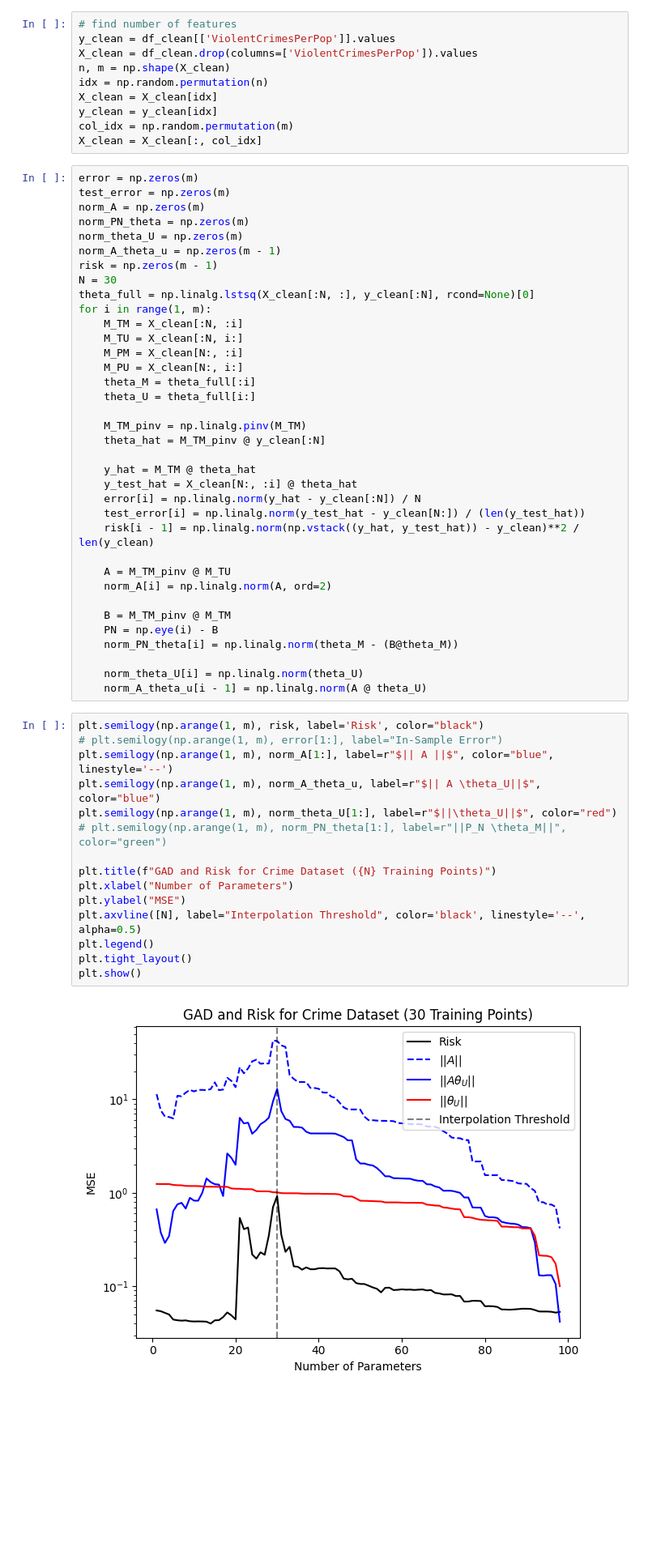
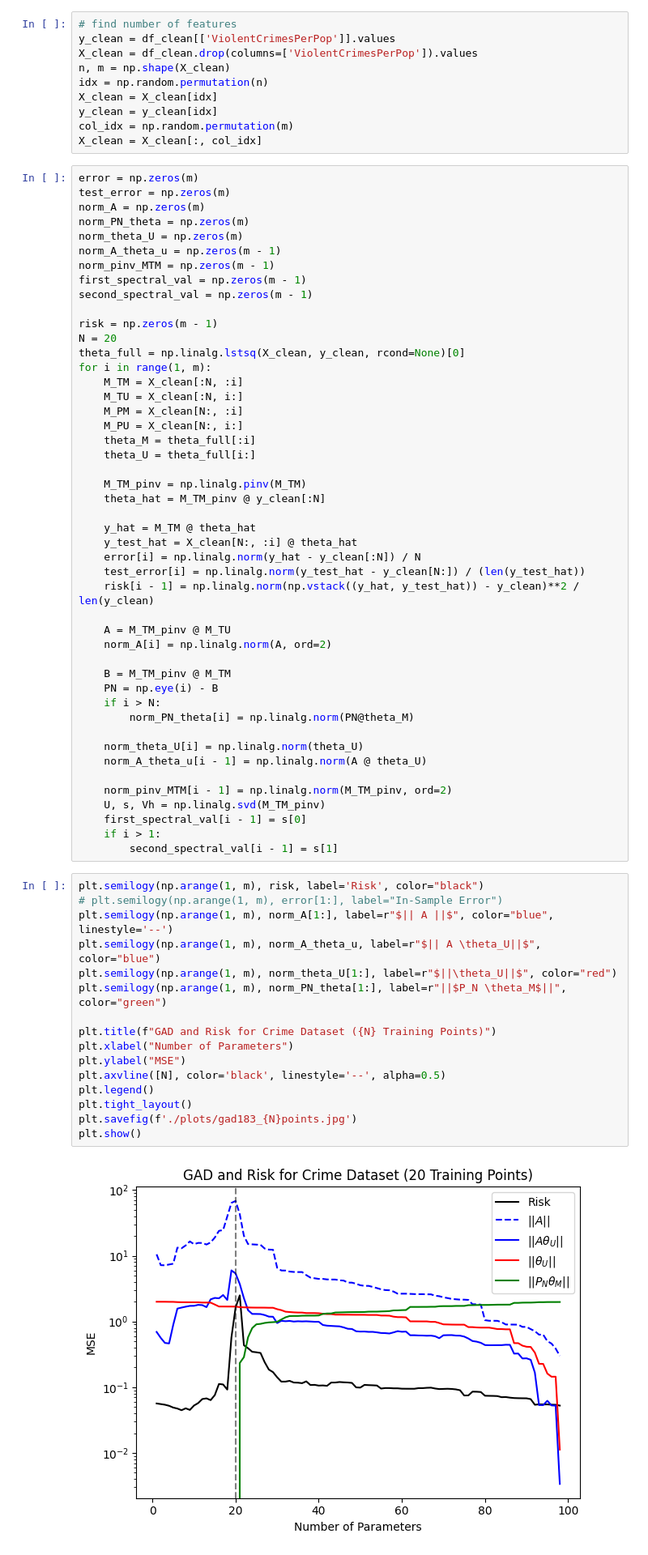
Before and after one commit to quinn-oveson/GAD, a Jupyter notebook: communities_and_crime.ipynb, the cells around one changed output. Shown at 81% size. Saved outputs shown, nothing was run; the diff lists cells and outputs as text; blank space fills up the shorter version.

Commit message:
changed theta_full calculation to include all datapoints (bug) and made graph legend prettier

```diff
--- a/communities_and_crime.ipynb
+++ b/communities_and_crime.ipynb
@@ -51,9 +51,13 @@ norm_A = np.zeros(m)
 norm_PN_theta = np.zeros(m)
 norm_theta_U = np.zeros(m)
 norm_A_theta_u = np.zeros(m - 1)
+norm_pinv_MTM = np.zeros(m - 1)
+first_spectral_val = np.zeros(m - 1)
+second_spectral_val = np.zeros(m - 1)
+
 risk = np.zeros(m - 1)
-N = 30
-theta_full = np.linalg.lstsq(X_clean[:N, :], y_clean[:N], rcond=None)[0]
+N = 20
+theta_full = np.linalg.lstsq(X_clean, y_clean, rcond=None)[0]
 for i in range(1, m):
     M_TM = X_clean[:N, :i]
     M_TU = X_clean[:N, i:]
@@ -76,27 +80,35 @@ for i in range(1, m):
 
     B = M_TM_pinv @ M_TM
     PN = np.eye(i) - B
-    norm_PN_theta[i] = np.linalg.norm(theta_M - (B@theta_M))
+    if i > N:
+        norm_PN_theta[i] = np.linalg.norm(PN@theta_M)
 
     norm_theta_U[i] = np.linalg.norm(theta_U)
     norm_A_theta_u[i - 1] = np.linalg.norm(A @ theta_U)
+
+    norm_pinv_MTM[i - 1] = np.linalg.norm(M_TM_pinv, ord=2)
+    U, s, Vh = np.linalg.svd(M_TM_pinv)
+    first_spectral_val[i - 1] = s[0]
+    if i > 1:
+        second_spectral_val[i - 1] = s[1]
 # %%
 plt.semilogy(np.arange(1, m), risk, label='Risk', color="black")
 # plt.semilogy(np.arange(1, m), error[1:], label="In-Sample Error")
 plt.semilogy(np.arange(1, m), norm_A[1:], label=r"$|| A ||$", color="blue", linestyle='--')
 plt.semilogy(np.arange(1, m), norm_A_theta_u, label=r"$|| A \theta_U||$", color="blue")
 plt.semilogy(np.arange(1, m), norm_theta_U[1:], label=r"$||\theta_U||$", color="red")
-# plt.semilogy(np.arange(1, m), norm_PN_theta[1:], label=r"||P_N \theta_M||", color="green")
+plt.semilogy(np.arange(1, m), norm_PN_theta[1:], label=r"||$P_N \theta_M$||", color="green")
 
 plt.title(f"GAD and Risk for Crime Dataset ({N} Training Points)")
 plt.xlabel("Number of Parameters")
 plt.ylabel("MSE")
-plt.axvline([N], label="Interpolation Threshold", color='black', linestyle='--', alpha=0.5)
+plt.axvline([N], color='black', linestyle='--', alpha=0.5)
 plt.legend()
 plt.tight_layout()
+plt.savefig(f'./plots/gad183_{N}points.jpg')
 plt.show()
 # %% [output]
-[figure, old version]
+[figure, new version]
 # %%
 plt.title("Model insufficiency")
 plt.plot(np.arange(1, m), norm_theta_U[1:])
```
Also changed, not shown: parts of 2 cells of this notebook, 4 other files.
